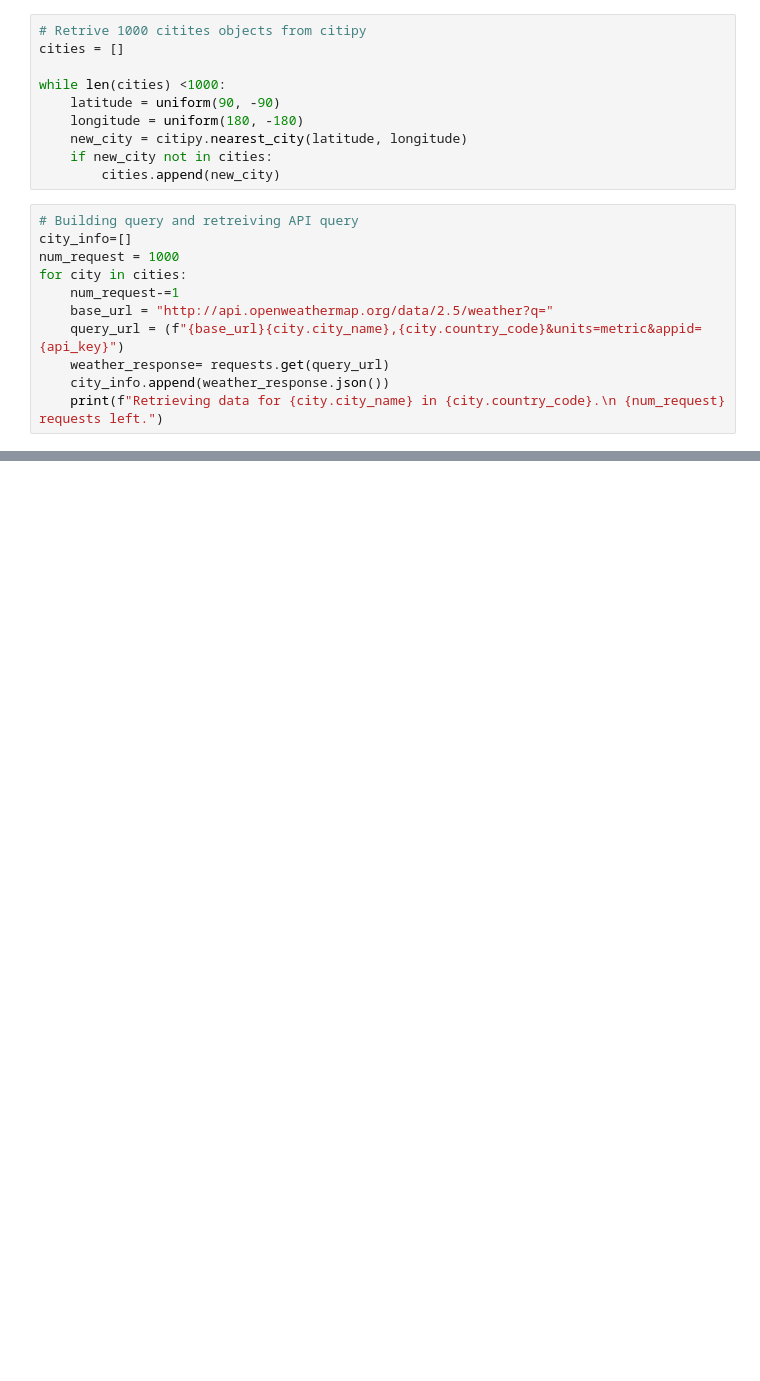
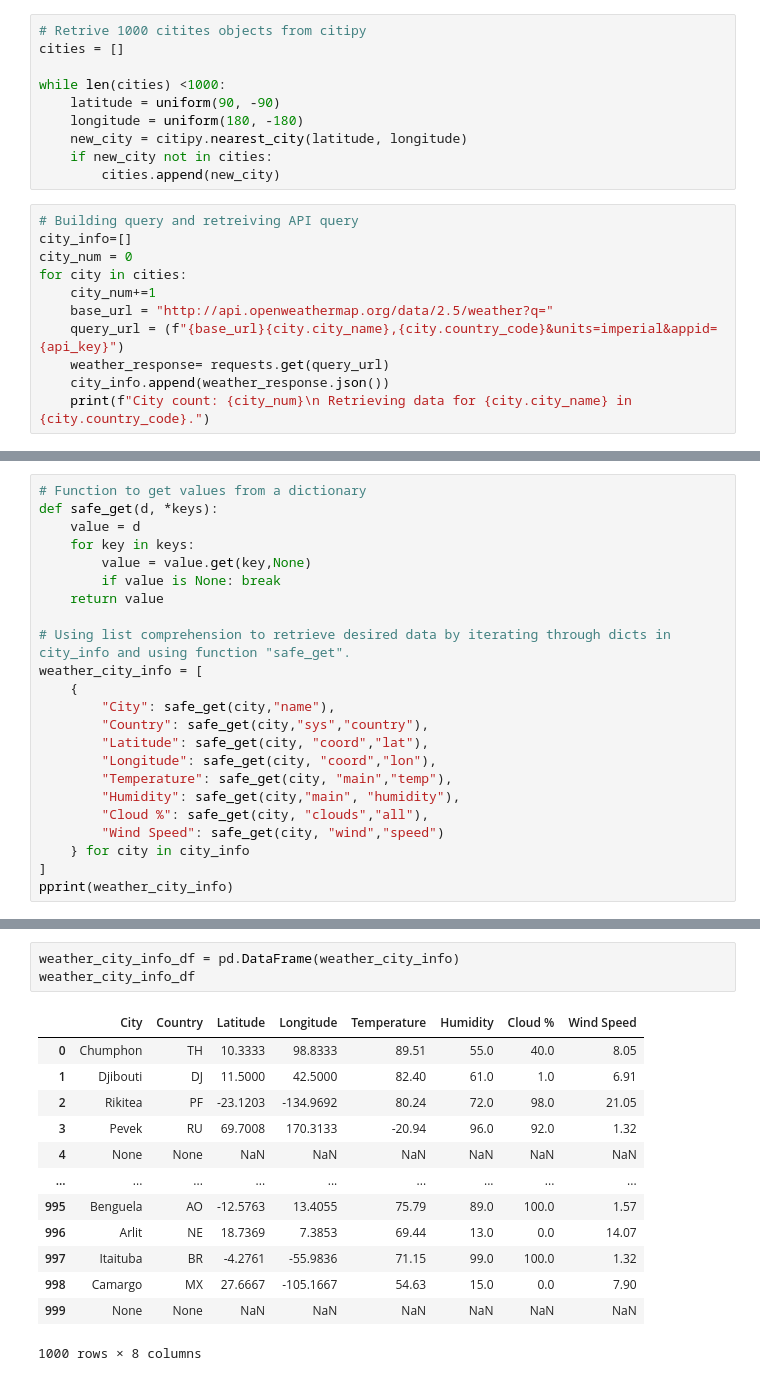
Before and after one commit to isdicely/python-api-challenge, a Jupyter notebook: WeatherPy/WeatherPy.ipynb, the cells around one changed output, grey strips where cells are left out. Drawn from its saved outputs; the diff is of its cells as text; blank space fills up the shorter version.

Commit message:
Created df and cleaned data

```diff
--- a/WeatherPy/WeatherPy.ipynb
+++ b/WeatherPy/WeatherPy.ipynb
@@ -19,12 +20,12 @@ while len(cities) <1000:
 # %%
 # Building query and retreiving API query
 city_info=[]
-num_request = 1000
+city_num = 0
 for city in cities:
-    num_request-=1
+    city_num+=1
     base_url = "http://api.openweathermap.org/data/2.5/weather?q="
-    query_url = (f"{base_url}{city.city_name},{city.country_code}&units=metric&appid={api_key}")
+    query_url = (f"{base_url}{city.city_name},{city.country_code}&units=imperial&appid={api_key}")
     weather_response= requests.get(query_url)
     city_info.append(weather_response.json())
-    print(f"Retrieving data for {city.city_name} in {city.country_code}.\n {num_request} requests left.")
+    print(f"City count: {city_num}\n Retrieving data for {city.city_name} in {city.country_code}.")
 # %% [output]
@@ -68,0 +70,23 @@ pprint(city_info)
+# %%
+# Function to get values from a dictionary
+def safe_get(d, *keys):
+    value = d
+    for key in keys:
+        value = value.get(key,None)
+        if value is None: break
+    return value
+
+# Using list comprehension to retrieve desired data by iterating through dicts in city_info and using function "safe_get".
+weather_city_info = [
+    {
+        "City": safe_get(city,"name"),
+        "Country": safe_get(city,"sys","country"),
+        "Latitude": safe_get(city, "coord","lat"),
+        "Longitude": safe_get(city, "coord","lon"),
+        "Temperature": safe_get(city, "main","temp"),
+        "Humidity": safe_get(city,"main", "humidity"),
+        "Cloud %": safe_get(city, "clouds","all"),
+        "Wind Speed": safe_get(city, "wind","speed")
+    } for city in city_info
+]
+pprint(weather_city_info)
@@ -68,0 +111,17 @@ pprint(city_info)
+# %%
+weather_city_info_df = pd.DataFrame(weather_city_info)
+weather_city_info_df
+# %% [output]
+|  | City | Country | Latitude | Longitude | Temperature | Humidity | Cloud % | Wind Speed |
+| 0 | Chumphon | TH | 10.3333 | 98.8333 | 89.51 | 55.0 | 40.0 | 8.05 |
+| 1 | Djibouti | DJ | 11.5000 | 42.5000 | 82.40 | 61.0 | 1.0 | 6.91 |
+| 2 | Rikitea | PF | -23.1203 | -134.9692 | 80.24 | 72.0 | 98.0 | 21.05 |
+| 3 | Pevek | RU | 69.7008 | 170.3133 | -20.94 | 96.0 | 92.0 | 1.32 |
+| 4 | None | None | NaN | NaN | NaN | NaN | NaN | NaN |
+| ... | ... | ... | ... | ... | ... | ... | ... | ... |
+| 995 | Benguela | AO | -12.5763 | 13.4055 | 75.79 | 89.0 | 100.0 | 1.57 |
+| 996 | Arlit | NE | 18.7369 | 7.3853 | 69.44 | 13.0 | 0.0 | 14.07 |
+| 997 | Itaituba | BR | -4.2761 | -55.9836 | 71.15 | 99.0 | 100.0 | 1.32 |
+| 998 | Camargo | MX | 27.6667 | -105.1667 | 54.63 | 15.0 | 0.0 | 7.90 |
+| 999 | None | None | NaN | NaN | NaN | NaN | NaN | NaN |
+1000 rows × 8 columns
```
Also changed, not shown: parts of 7 cells of this notebook.
